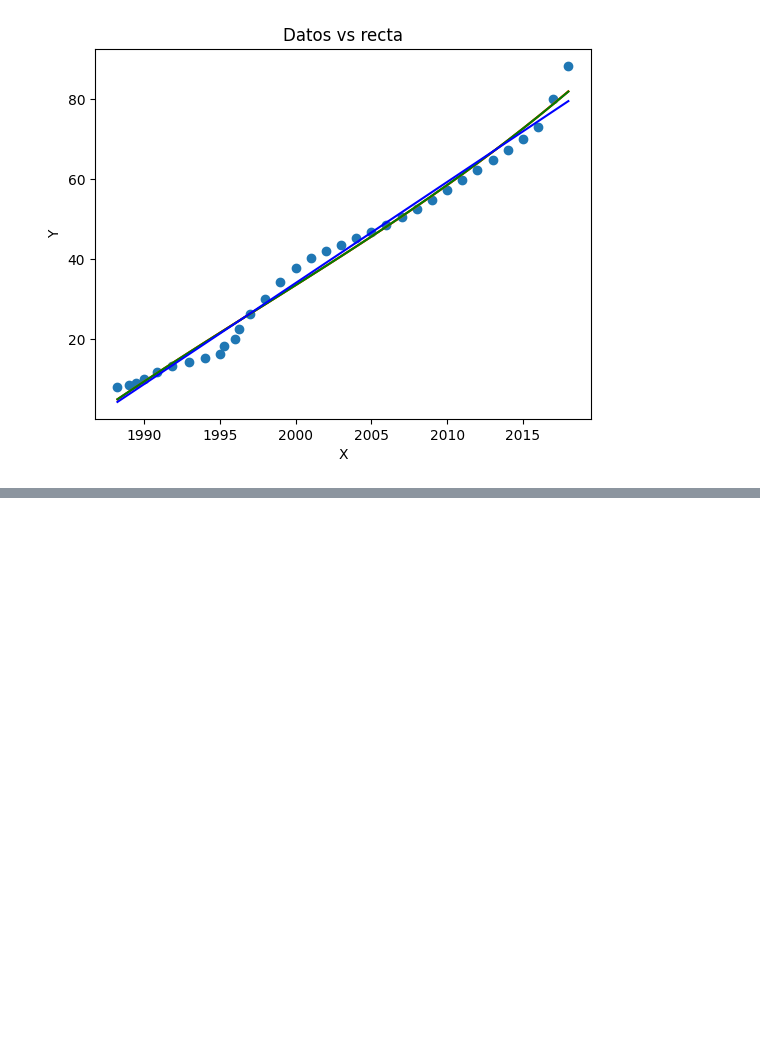
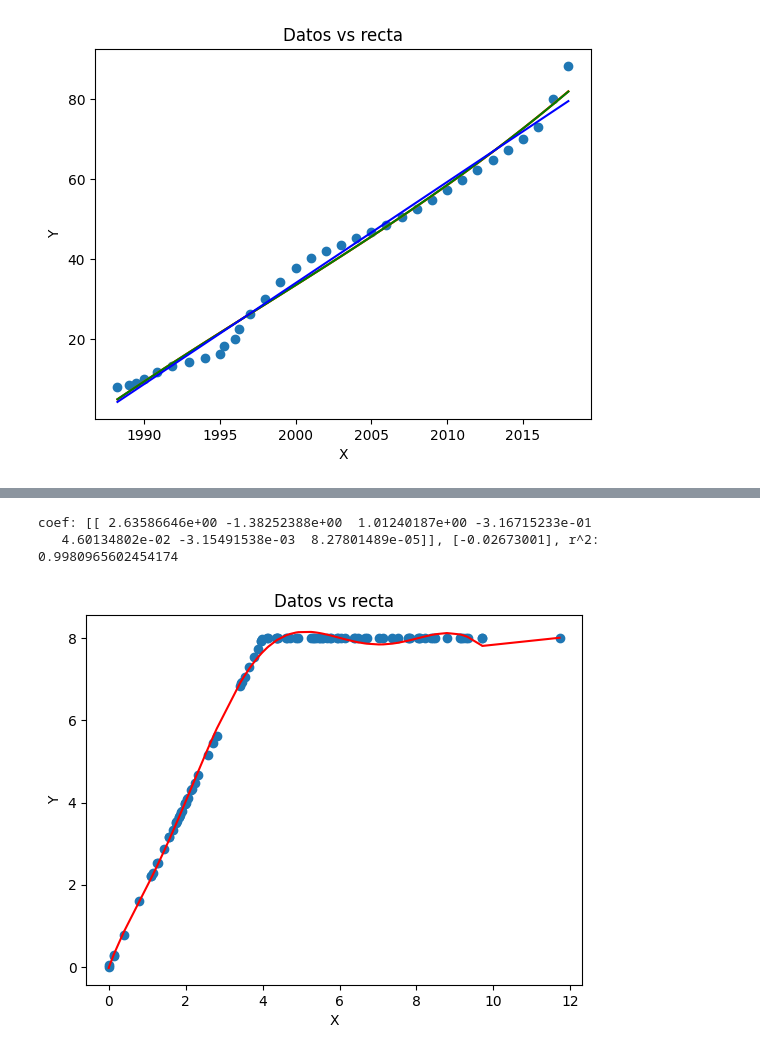
Before and after one commit to navap3206-debug/hello-world, a Jupyter notebook: A01.ipynb, the cells around one changed output, grey strips where cells are left out. Cells and saved outputs as stored; diff of their text form; code cells hidden in the pictures; blank space fills up the shorter version.

```diff
--- a/A01.ipynb
+++ b/A01.ipynb
@@ -392,0 +491,24 @@ plt.show()
+# %%
+#GRADO 7
+x7tb_matrix = np.array([[i[0], i[0]**2, i[0]**3, i[0]**4, i[0]**5, i[0]**6, i[0]**7] for i in xtb_matrix])
+lr = LinearRegression(fit_intercept= True) #no consideramos los interceptos
+lr.fit(x7tb_matrix,y_vec)
+print(f'coef: {lr.coef_}, {lr.intercept_}, r^2: {lr.score(x7tb_matrix, y_vec)}')
+
+x = xsl_matrix
+y = y_vec
+
+y_recta_7 = lr.intercept_ +  x7tb_matrix @ lr.coef_.T
+
+plt.scatter(x, y)
+plt.plot(x, y_recta_7, color='red')
+
+plt.xlabel("X")
+plt.ylabel("Y")
+plt.title("Datos vs recta")
+
+plt.show()
+# %% [output]
+coef: [[ 2.63586646e+00 -1.38252388e+00  1.01240187e+00 -3.16715233e-01
+   4.60134802e-02 -3.15491538e-03  8.27801489e-05]], [-0.02673001], r^2: 0.9980965602454174
+[figure, added]
```
Also changed, not shown: parts of 8 cells of this notebook.
